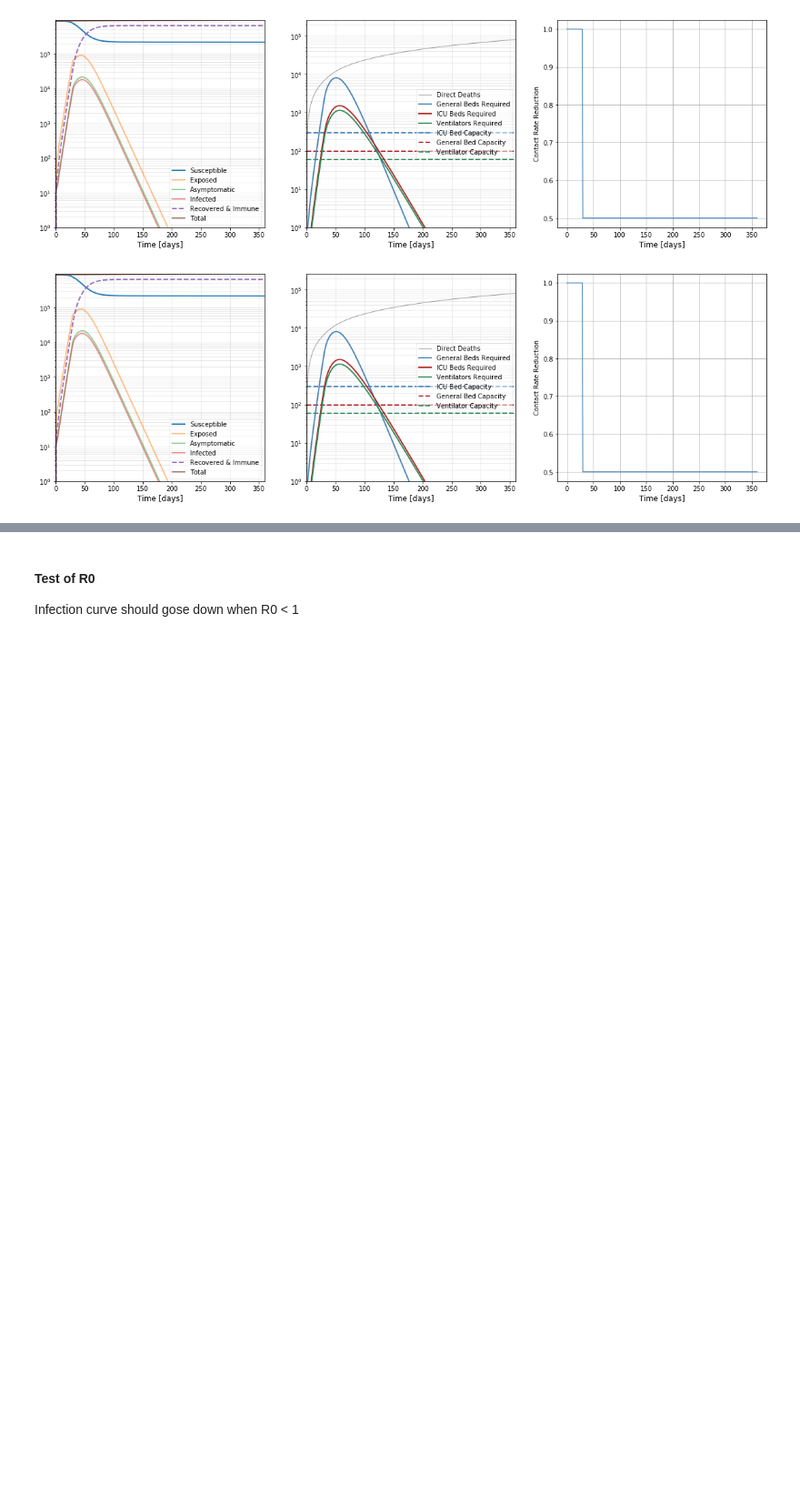
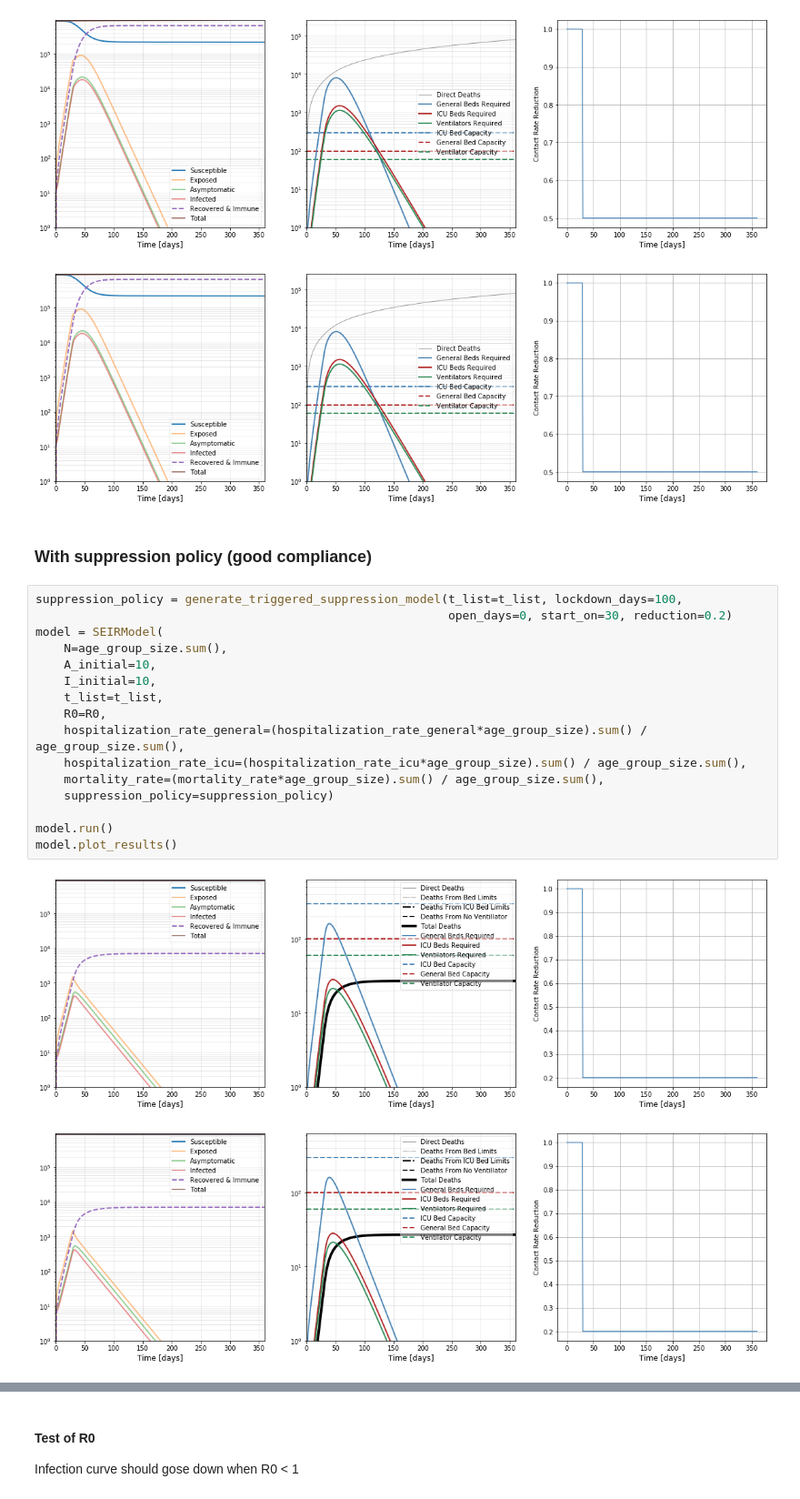
Before and after one commit to erccarls/county_covid_seir_models, a Jupyter notebook: notebooks/SEIR_age_structure.ipynb, the cells around one changed output, grey strips where cells are left out. Shown at 91% size. Drawn from its saved outputs; the diff is of its cells as text; blank space fills up the shorter version.

```diff
--- a/notebooks/SEIR_age_structure.ipynb
+++ b/notebooks/SEIR_age_structure.ipynb
@@ -142,3 +146,24 @@ model.plot_results()
 # %% [output]
 [figure]
 [figure]
+# %% [markdown]
+### With suppression policy (good compliance)
+# %%
+suppression_policy = generate_triggered_suppression_model(t_list=t_list, lockdown_days=100,
+                                                          open_days=0, start_on=30, reduction=0.2)
+model = SEIRModel(
+    N=age_group_size.sum(),
+    A_initial=10,
+    I_initial=10,
+    t_list=t_list,
+    R0=R0,
+    hospitalization_rate_general=(hospitalization_rate_general*age_group_size).sum() / age_group_size.sum(),
+    hospitalization_rate_icu=(hospitalization_rate_icu*age_group_size).sum() / age_group_size.sum(),
+    mortality_rate=(mortality_rate*age_group_size).sum() / age_group_size.sum(),
+    suppression_policy=suppression_policy)
+
+model.run()
+model.plot_results()
+# %% [output]
+[figure, added]
+[figure, added]
```
Also changed, not shown: parts of 5 cells of this notebook.
